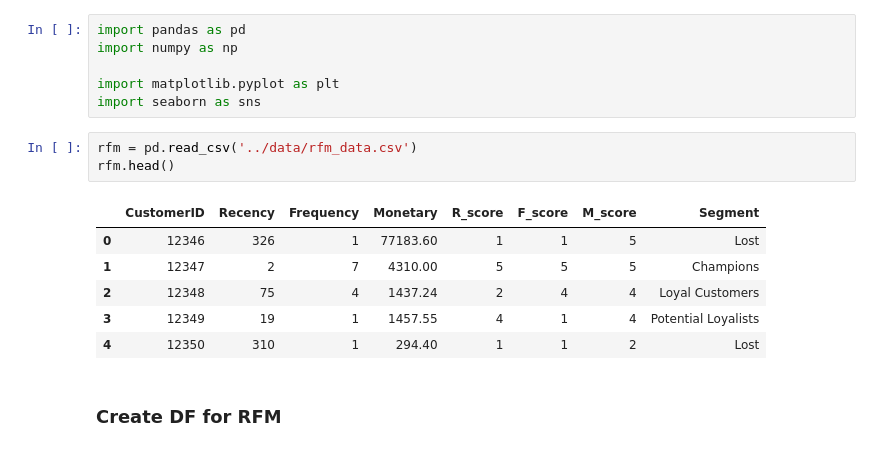
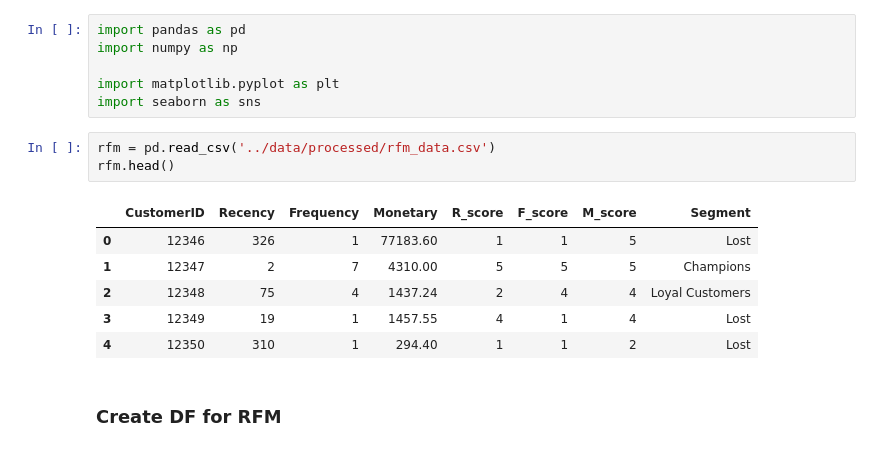
Before and after one commit to moulikazama/Customer_lifetime_value_predict_segment, a Jupyter notebook: notebooks/04_customer_segmentation_kmeans.ipynb, the cells around one changed output. Cells and saved outputs as stored; diff of their text form.

```diff
--- a/notebooks/04_customer_segmentation_kmeans.ipynb
+++ b/notebooks/04_customer_segmentation_kmeans.ipynb
@@ -7,14 +7,14 @@ import numpy as np
 import matplotlib.pyplot as plt
 import seaborn as sns
 # %%
-rfm = pd.read_csv('../data/rfm_data.csv')
+rfm = pd.read_csv('../data/processed/rfm_data.csv')
 rfm.head()
 # %% [output]
 |  | CustomerID | Recency | Frequency | Monetary | R_score | F_score | M_score | Segment |
 | 0 | 12346 | 326 | 1 | 77183.60 | 1 | 1 | 5 | Lost |
 | 1 | 12347 | 2 | 7 | 4310.00 | 5 | 5 | 5 | Champions |
 | 2 | 12348 | 75 | 4 | 1437.24 | 2 | 4 | 4 | Loyal Customers |
-| 3 | 12349 | 19 | 1 | 1457.55 | 4 | 1 | 4 | Potential Loyalists |
+| 3 | 12349 | 19 | 1 | 1457.55 | 4 | 1 | 4 | Lost |
 | 4 | 12350 | 310 | 1 | 294.40 | 1 | 1 | 2 | Lost |
 # %% [markdown]
 ### Create DF for RFM
```
Also changed, not shown: parts of 2 cells of this notebook, 11 other files.
